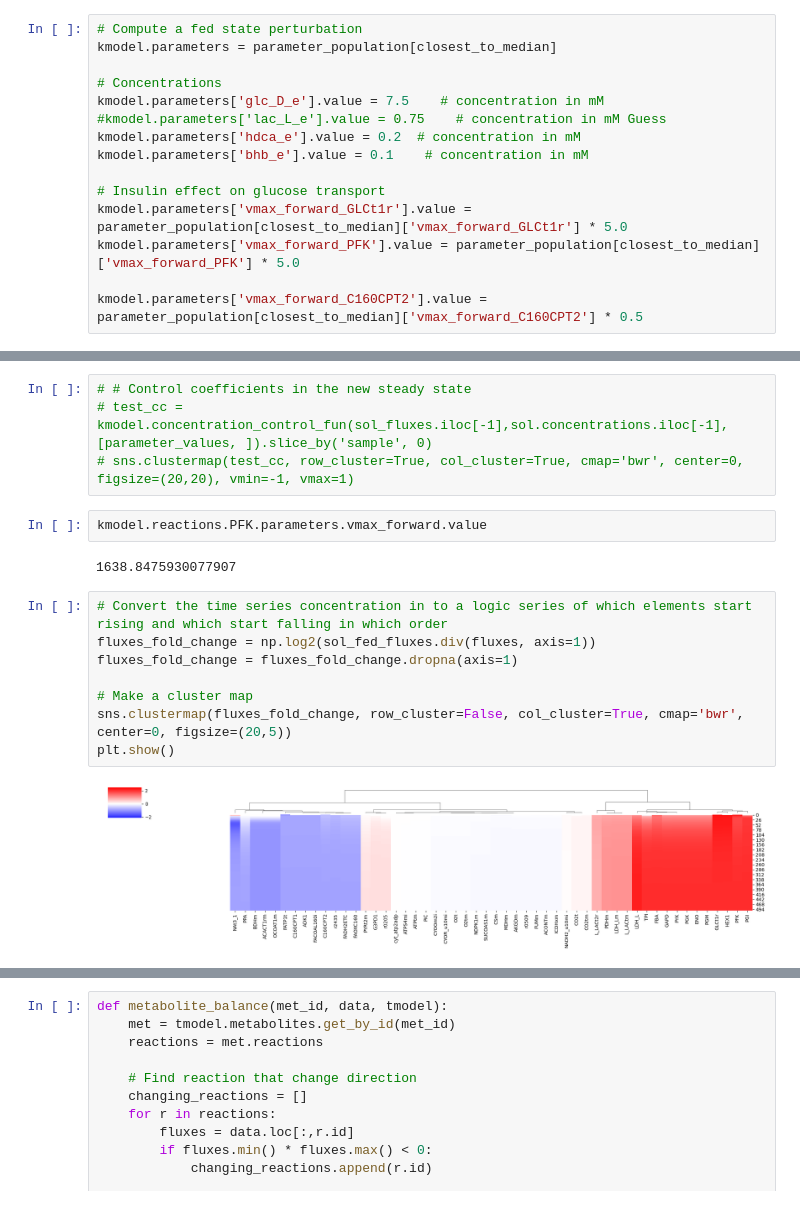
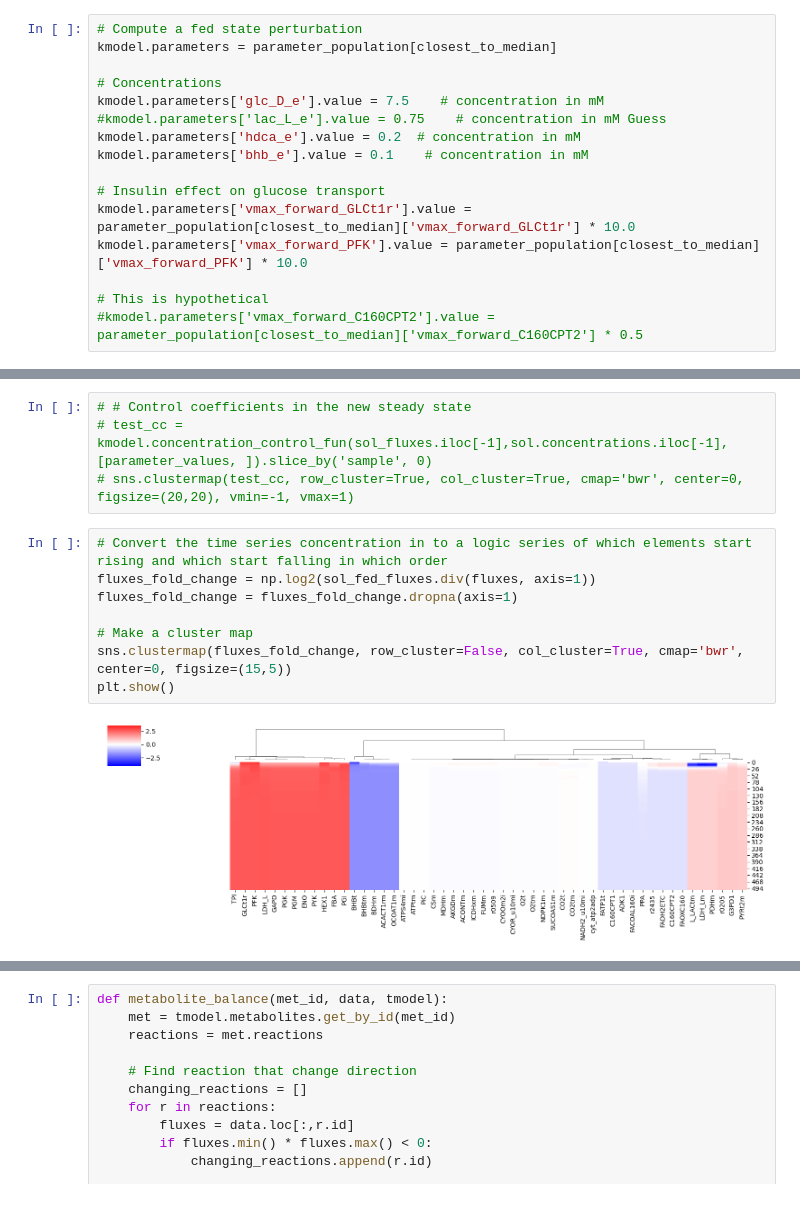
Before and after one commit to weilandtd/competitive_catabolism, a Jupyter notebook: mechanistic_model/control_analysis.ipynb, the cells around one changed output, grey strips where cells are left out. Drawn from its saved outputs; the diff is of its cells as text.

```diff
--- a/mechanistic_model/control_analysis.ipynb
+++ b/mechanistic_model/control_analysis.ipynb
@@ -244,7 +244,8 @@ kmodel.parameters['hdca_e'].value = 0.2  # concentration in mM
 kmodel.parameters['bhb_e'].value = 0.1    # concentration in mM
 
 # Insulin effect on glucose transport
-kmodel.parameters['vmax_forward_GLCt1r'].value = parameter_population[closest_to_median]['vmax_forward_GLCt1r'] * 5.0
-kmodel.parameters['vmax_forward_PFK'].value = parameter_population[closest_to_median]['vmax_forward_PFK'] * 5.0
+kmodel.parameters['vmax_forward_GLCt1r'].value = parameter_population[closest_to_median]['vmax_forward_GLCt1r'] * 10.0
+kmodel.parameters['vmax_forward_PFK'].value = parameter_population[closest_to_median]['vmax_forward_PFK'] * 10.0
 
-kmodel.parameters['vmax_forward_C160CPT2'].value = parameter_population[closest_to_median]['vmax_forward_C160CPT2'] * 0.5
+# This is hypothetical
+#kmodel.parameters['vmax_forward_C160CPT2'].value = parameter_population[closest_to_median]['vmax_forward_C160CPT2'] * 0.5
@@ -363,20 +343,16 @@ sns.clustermap(test_fc.loc[lac_glu_rows,colums], row_cluster=True, col_cluster=T
 # # Control coefficients in the new steady state
 # test_cc = kmodel.concentration_control_fun(sol_fluxes.iloc[-1],sol.concentrations.iloc[-1],[parameter_values, ]).slice_by('sample', 0)
 # sns.clustermap(test_cc, row_cluster=True, col_cluster=True, cmap='bwr', center=0, figsize=(20,20), vmin=-1, vmax=1)
-# %%
-kmodel.reactions.PFK.parameters.vmax_forward.value
-# %% [output]
-1638.8475930077907
 # %%
 # Convert the time series concentration in to a logic series of which elements start rising and which start falling in which order
 fluxes_fold_change = np.log2(sol_fed_fluxes.div(fluxes, axis=1))
 fluxes_fold_change = fluxes_fold_change.dropna(axis=1)
 
 # Make a cluster map
-sns.clustermap(fluxes_fold_change, row_cluster=False, col_cluster=True, cmap='bwr', center=0, figsize=(20,5))
+sns.clustermap(fluxes_fold_change, row_cluster=False, col_cluster=True, cmap='bwr', center=0, figsize=(15,5))
 plt.show()
 # %% [output]
-[figure, old version]
+[figure, new version]
 # %%
 # Convert the time series concen
 concentrations_fold_change = np.log2(sol_fed.concentrations.div(concentrations, axis=1))
```
Also changed, not shown: parts of 16 cells of this notebook, 3 other files.
